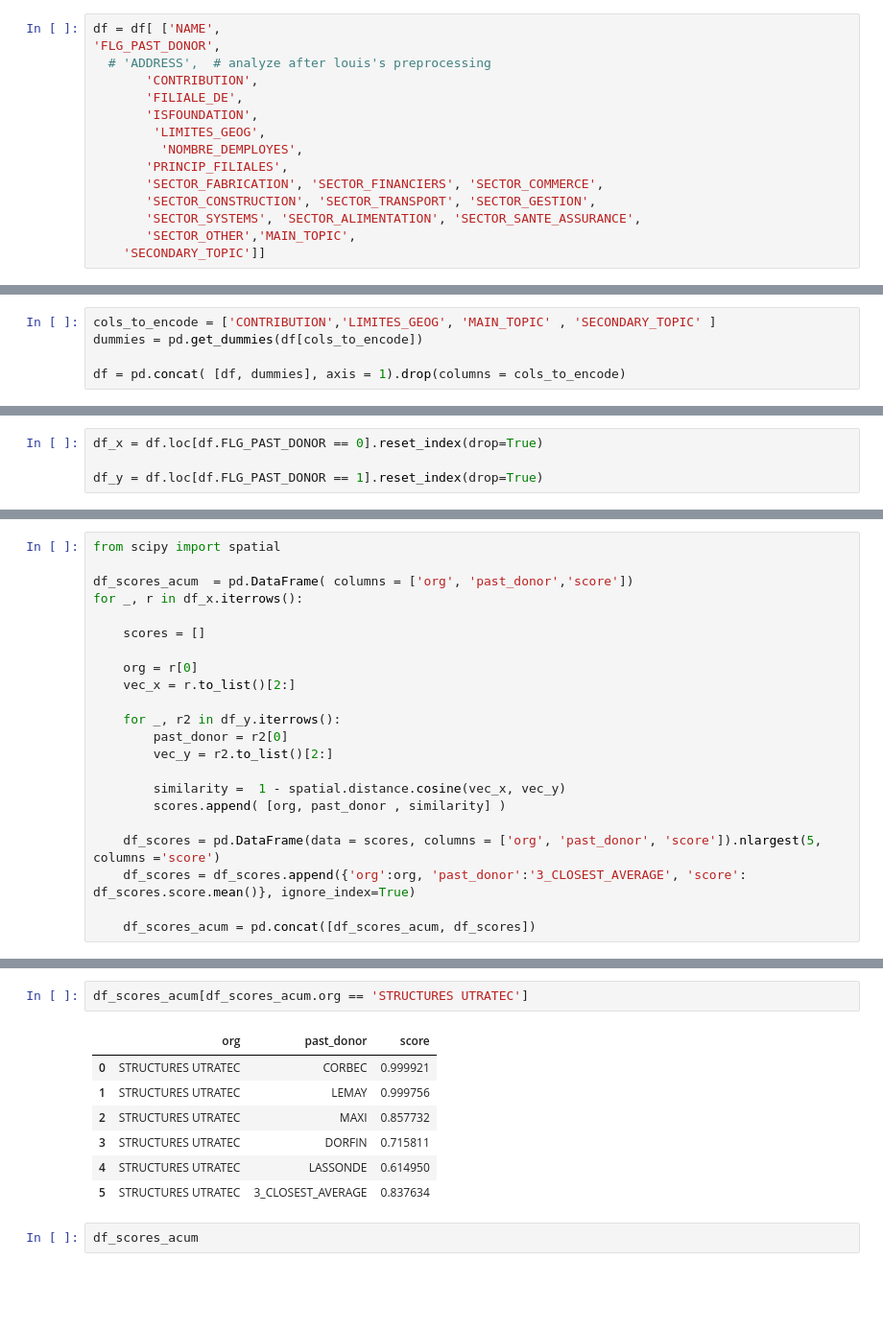
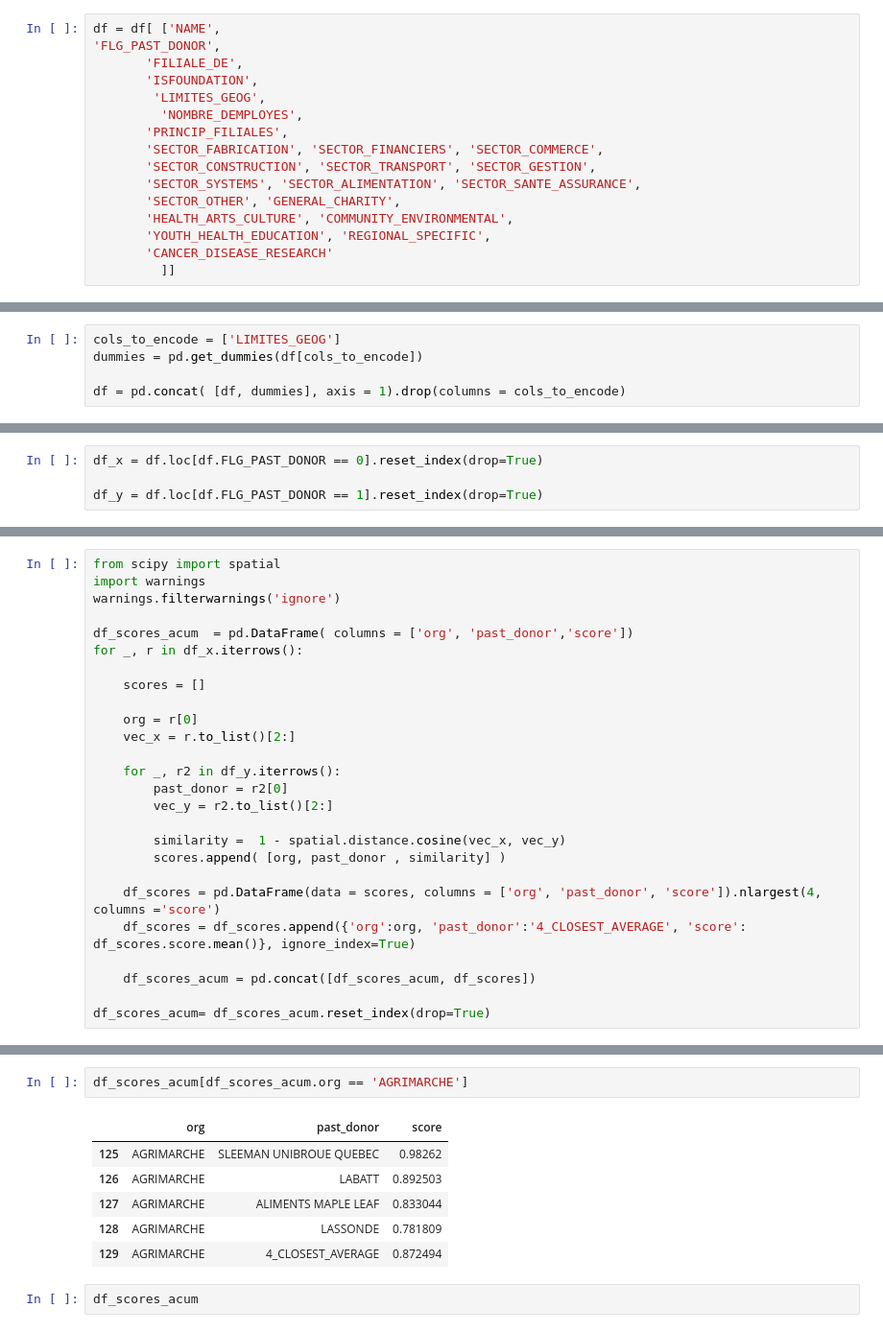
Before and after one commit to carlosfg97/Kurling4Kids, a Jupyter notebook: similarity_scoring/similarity_scoring_analysis3.ipynb, the cells around one changed output, grey strips where cells are left out. Shown at 96% size. Drawn from its saved outputs; the diff is of its cells as text; blank space fills up the shorter version.

```diff
--- a/similarity_scoring/similarity_scoring_analysis3.ipynb
+++ b/similarity_scoring/similarity_scoring_analysis3.ipynb
@@ -107,8 +125,6 @@ df['FLG_PAST_DONOR'] = df.ORGANIZATION.notna().astype(int)
 # %%
 df = df[ ['NAME',
 'FLG_PAST_DONOR',
-  # 'ADDRESS',  # analyze after louis's preprocessing
-       'CONTRIBUTION',
        'FILIALE_DE',
        'ISFOUNDATION',
         'LIMITES_GEOG',
@@ -117,8 +133,11 @@ df = df[ ['NAME',
        'SECTOR_FABRICATION', 'SECTOR_FINANCIERS', 'SECTOR_COMMERCE',
        'SECTOR_CONSTRUCTION', 'SECTOR_TRANSPORT', 'SECTOR_GESTION',
        'SECTOR_SYSTEMS', 'SECTOR_ALIMENTATION', 'SECTOR_SANTE_ASSURANCE',
-       'SECTOR_OTHER','MAIN_TOPIC',
-    'SECONDARY_TOPIC']]
+       'SECTOR_OTHER', 'GENERAL_CHARITY',
+       'HEALTH_ARTS_CULTURE', 'COMMUNITY_ENVIRONMENTAL',
+       'YOUTH_HEALTH_EDUCATION', 'REGIONAL_SPECIFIC',
+       'CANCER_DISEASE_RESEARCH'
+         ]]
 # %%
 df['FILIALE_FLG'] = df.FILIALE_DE.isna().astype(int)
 # %%
@@ -170,7 +189,7 @@ df.head().T
 | FILIALE_FLG | 1 | 1 | 1 | 0 | 0 |
 | FILIALE_FLG2 | 1 | 1 | 1 | 1 | 1 |
 # %%
-cols_to_encode = ['CONTRIBUTION','LIMITES_GEOG', 'MAIN_TOPIC' , 'SECONDARY_TOPIC' ]
+cols_to_encode = ['LIMITES_GEOG']
 dummies = pd.get_dummies(df[cols_to_encode])
 
 df = pd.concat( [df, dummies], axis = 1).drop(columns = cols_to_encode)
@@ -259,5 +259,7 @@ df_x
 # %%
 from scipy import spatial
+import warnings
+warnings.filterwarnings('ignore')
 
 df_scores_acum  = pd.DataFrame( columns = ['org', 'past_donor','score'])
 for _, r in df_x.iterrows():
@@ -274,8 +276,10 @@ for _, r in df_x.iterrows():
         similarity =  1 - spatial.distance.cosine(vec_x, vec_y)
         scores.append( [org, past_donor , similarity] )
 
-    df_scores = pd.DataFrame(data = scores, columns = ['org', 'past_donor', 'score']).nlargest(5, columns ='score')
-    df_scores = df_scores.append({'org':org, 'past_donor':'3_CLOSEST_AVERAGE', 'score': df_scores.score.mean()}, ignore_index=True)
+    df_scores = pd.DataFrame(data = scores, columns = ['org', 'past_donor', 'score']).nlargest(4, columns ='score')
+    df_scores = df_scores.append({'org':org, 'past_donor':'4_CLOSEST_AVERAGE', 'score': df_scores.score.mean()}, ignore_index=True)
 
     df_scores_acum = pd.concat([df_scores_acum, df_scores])
+
+df_scores_acum= df_scores_acum.reset_index(drop=True)
 # %%
@@ -314,14 +318,13 @@ df_scores_acum[df_scores_acum.past_donor == '3_CLOSEST_AVERAGE'].sort_values('sc
 Name: org, dtype: object
 # %%
-df_scores_acum[df_scores_acum.org == 'STRUCTURES UTRATEC']
+df_scores_acum[df_scores_acum.org == 'AGRIMARCHE']
 # %% [output]
 |  | org | past_donor | score |
-| 0 | STRUCTURES UTRATEC | CORBEC | 0.999921 |
-| 1 | STRUCTURES UTRATEC | LEMAY | 0.999756 |
-| 2 | STRUCTURES UTRATEC | MAXI | 0.857732 |
-| 3 | STRUCTURES UTRATEC | DORFIN | 0.715811 |
-| 4 | STRUCTURES UTRATEC | LASSONDE | 0.614950 |
-| 5 | STRUCTURES UTRATEC | 3_CLOSEST_AVERAGE | 0.837634 |
+| 125 | AGRIMARCHE | SLEEMAN UNIBROUE QUEBEC | 0.98262 |
+| 126 | AGRIMARCHE | LABATT | 0.892503 |
+| 127 | AGRIMARCHE | ALIMENTS MAPLE LEAF | 0.833044 |
+| 128 | AGRIMARCHE | LASSONDE | 0.781809 |
+| 129 | AGRIMARCHE | 4_CLOSEST_AVERAGE | 0.872494 |
 # %%
 df_scores_acum
 # %% [output]
```
Also changed, not shown: parts of 11 cells of this notebook, 3 other files.
